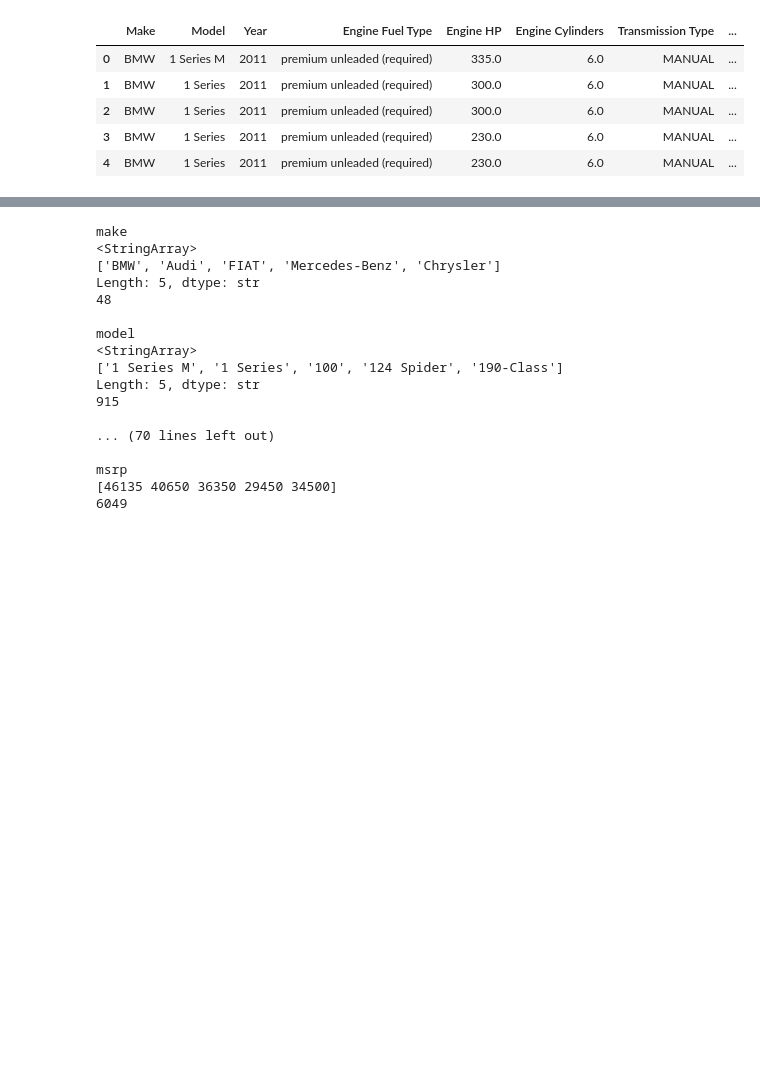
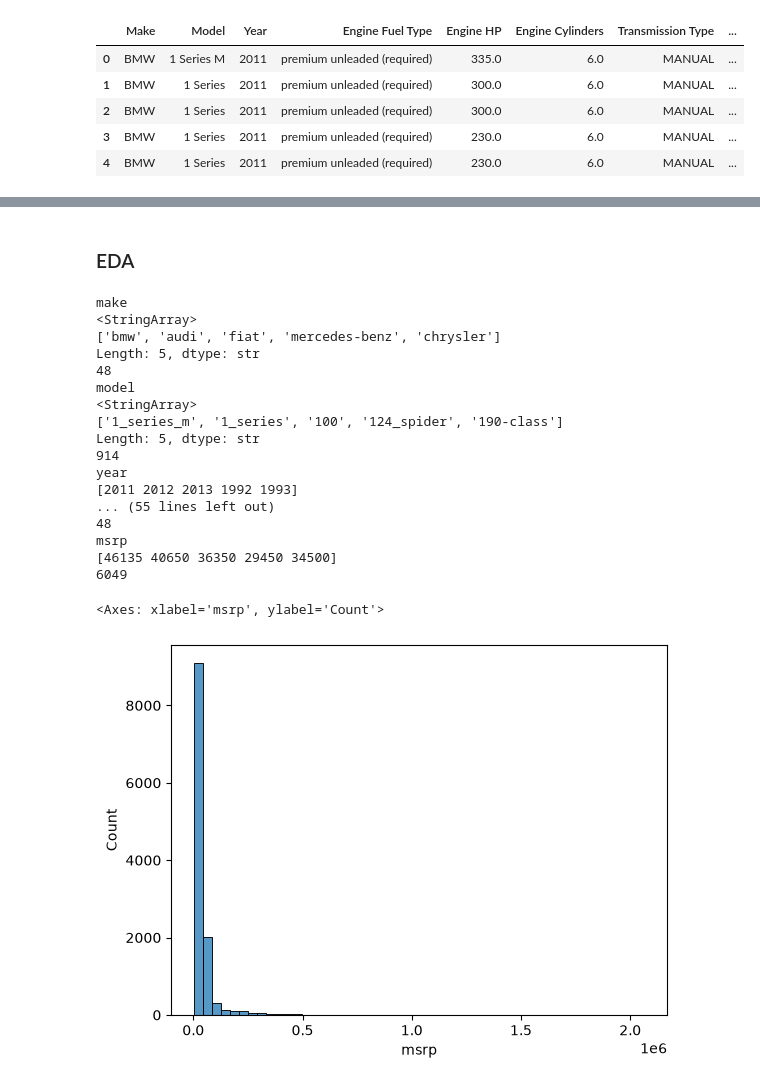
Before and after one commit to karolyne-ia-muniz/machine-learning-datatalks-bootcamp, a Jupyter notebook: chapter02/01.ipynb, the cells around one changed output, grey strips where cells are left out. Cells and saved outputs as stored; diff of their text form; code cells hidden in the pictures; blank space fills up the shorter version.

```diff
--- a/chapter02/01.ipynb
+++ b/chapter02/01.ipynb
@@ -74,24 +61,26 @@ df.head()
+# %% [markdown]
+### EDA
 # %%
+
 for col in df.columns:
     print(col)
-    print(df[col].unique()[:5])
+    print(df[col].unique()[:5]) # first five unique values
     print(df[col].nunique())
-    print()
 # %% [output]
 make
 <StringArray>
-['BMW', 'Audi', 'FIAT', 'Mercedes-Benz', 'Chrysler']
+['bmw', 'audi', 'fiat', 'mercedes-benz', 'chrysler']
 Length: 5, dtype: str
 48
-
 model
 <StringArray>
-['1 Series M', '1 Series', '100', '124 Spider', '190-Class']
+['1_series_m', '1_series', '100', '124_spider', '190-class']
 Length: 5, dtype: str
-915
-
-... (70 lines left out)
-
+914
+year
+[2011 2012 2013 1992 1993]
+... (55 lines left out)
+48
 msrp
 [46135 40650 36350 29450 34500]
 6049
@@ -102 +91,7 @@ import seaborn as sns
 %matplotlib inline
+# %%
+sns.histplot(df.msrp, bins=50)
+# this type of distribution is called long tail distribution
+# %% [output]
+<Axes: xlabel='msrp', ylabel='Count'>
+[figure, added]
```
Also changed, not shown: parts of 38 cells of this notebook, 2 other files.
